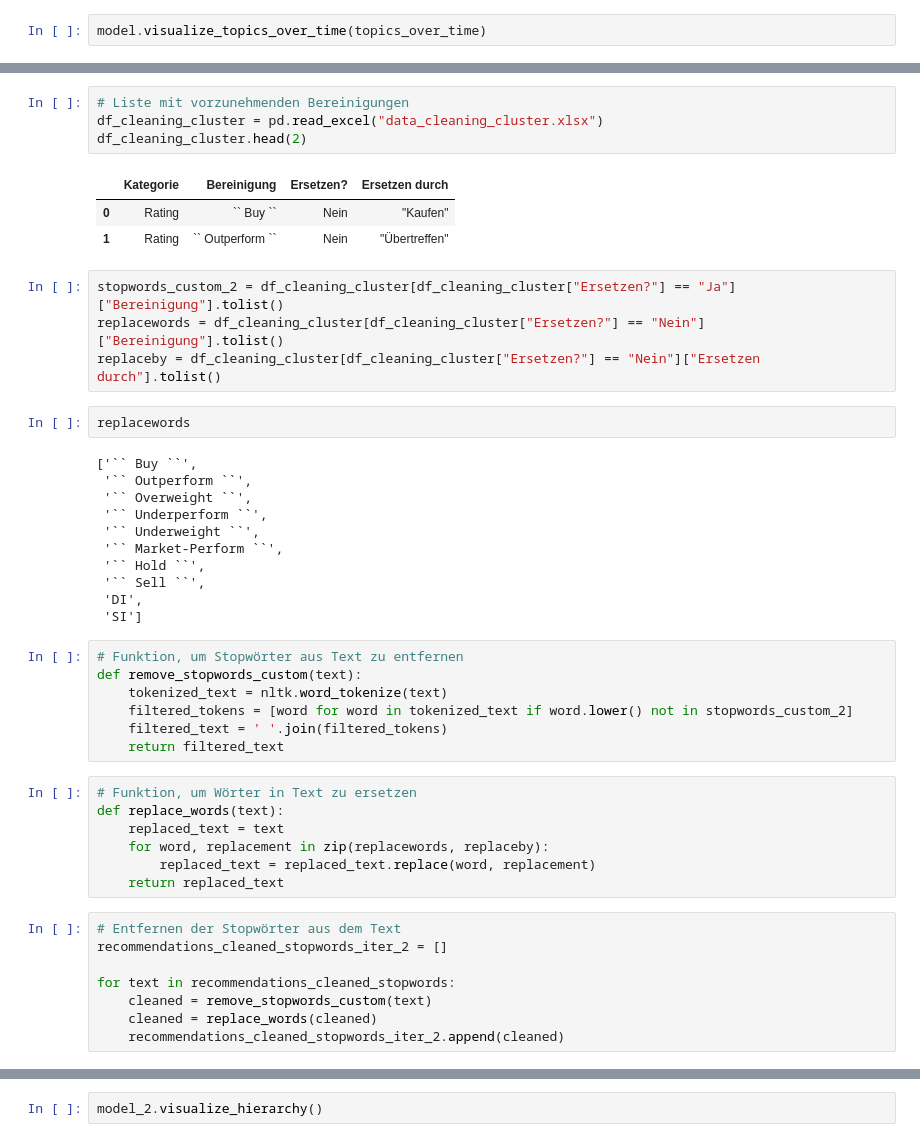
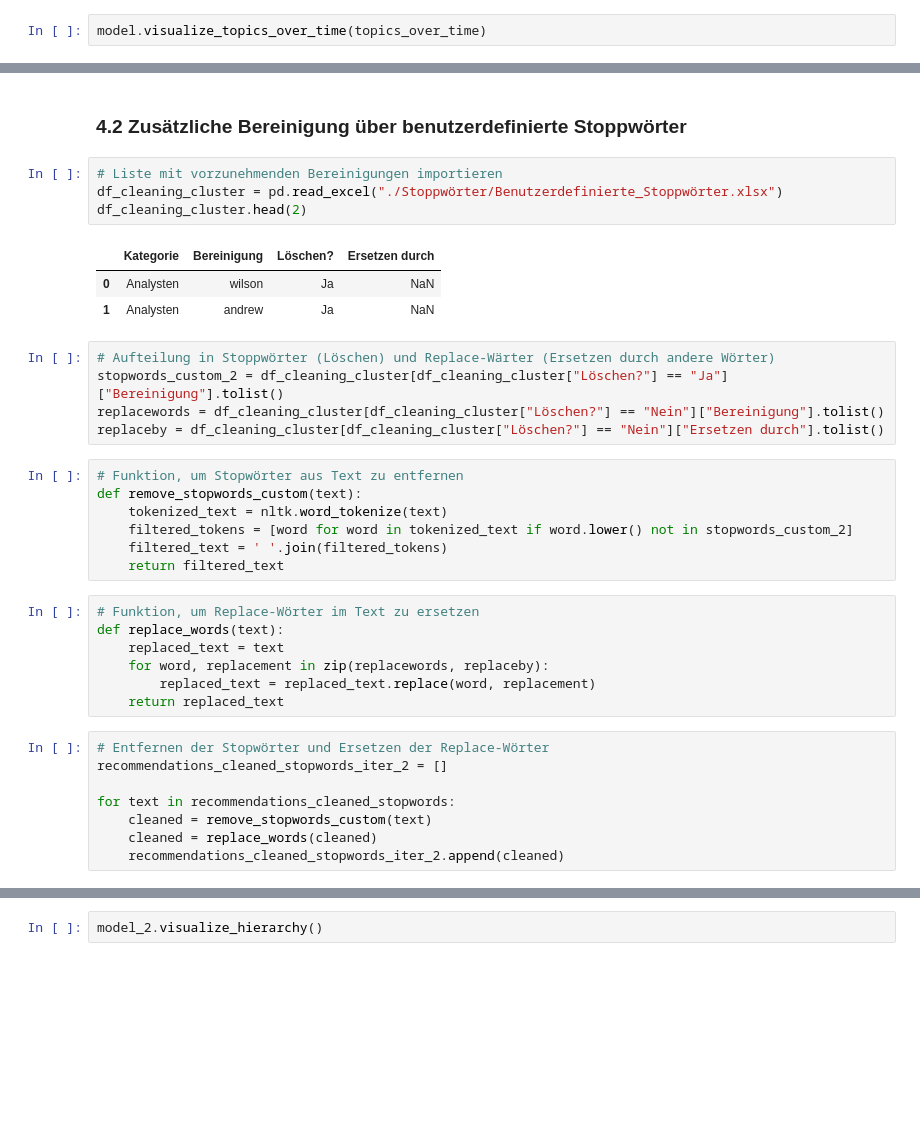
Before and after one commit to GitHappensI/NLP-Analyst-Recommendation-Project, a Jupyter notebook: Analysten_Sentimentanalyse_TopicModelling.ipynb, the cells around one changed output, grey strips where cells are left out. Cells and saved outputs as stored; diff of their text form; blank space fills up the shorter version.

```diff
--- a/Analysten_Sentimentanalyse_TopicModelling.ipynb
+++ b/Analysten_Sentimentanalyse_TopicModelling.ipynb
@@ -393,28 +360,18 @@ most_common_words
+# %% [markdown]
+### 4.2 Zusätzliche Bereinigung über benutzerdefinierte Stoppwörter
 # %%
-# Liste mit vorzunehmenden Bereinigungen
-df_cleaning_cluster = pd.read_excel("data_cleaning_cluster.xlsx")
+# Liste mit vorzunehmenden Bereinigungen importieren
+df_cleaning_cluster = pd.read_excel("./Stoppwörter/Benutzerdefinierte_Stoppwörter.xlsx")
 df_cleaning_cluster.head(2)
 # %% [output]
-|  | Kategorie | Bereinigung | Ersetzen? | Ersetzen durch |
-| 0 | Rating | `` Buy `` | Nein | "Kaufen" |
-| 1 | Rating | `` Outperform `` | Nein | "Übertreffen" |
+|  | Kategorie | Bereinigung | Löschen? | Ersetzen durch |
+| 0 | Analysten | wilson | Ja | NaN |
+| 1 | Analysten | andrew | Ja | NaN |
 # %%
-stopwords_custom_2 = df_cleaning_cluster[df_cleaning_cluster["Ersetzen?"] == "Ja"]["Bereinigung"].tolist()
-replacewords = df_cleaning_cluster[df_cleaning_cluster["Ersetzen?"] == "Nein"]["Bereinigung"].tolist()
-replaceby = df_cleaning_cluster[df_cleaning_cluster["Ersetzen?"] == "Nein"]["Ersetzen durch"].tolist()
+# Aufteilung in Stoppwörter (Löschen) und Replace-Wärter (Ersetzen durch andere Wörter)
+stopwords_custom_2 = df_cleaning_cluster[df_cleaning_cluster["Löschen?"] == "Ja"]["Bereinigung"].tolist()
+replacewords = df_cleaning_cluster[df_cleaning_cluster["Löschen?"] == "Nein"]["Bereinigung"].tolist()
+replaceby = df_cleaning_cluster[df_cleaning_cluster["Löschen?"] == "Nein"]["Ersetzen durch"].tolist()
-# %%
-replacewords
-# %% [output]
-['`` Buy ``',
- '`` Outperform ``',
- '`` Overweight ``',
- '`` Underperform ``',
- '`` Underweight ``',
- '`` Market-Perform ``',
- '`` Hold ``',
- '`` Sell ``',
- 'DI',
- 'SI']
 # %%
 # Funktion, um Stopwörter aus Text zu entfernen
 def remove_stopwords_custom(text):
@@ -423,14 +380,14 @@ def remove_stopwords_custom(text):
     filtered_text = ' '.join(filtered_tokens)
     return filtered_text
 # %%
-# Funktion, um Wörter in Text zu ersetzen
+# Funktion, um Replace-Wörter im Text zu ersetzen
 def replace_words(text):
     replaced_text = text
     for word, replacement in zip(replacewords, replaceby):
         replaced_text = replaced_text.replace(word, replacement)
     return replaced_text
 # %%
-# Entfernen der Stopwörter aus dem Text
+# Entfernen der Stopwörter und Ersetzen der Replace-Wörter
 recommendations_cleaned_stopwords_iter_2 = []
 
 for text in recommendations_cleaned_stopwords:
```
Also changed, not shown: parts of 94 cells of this notebook, 11 other files.
